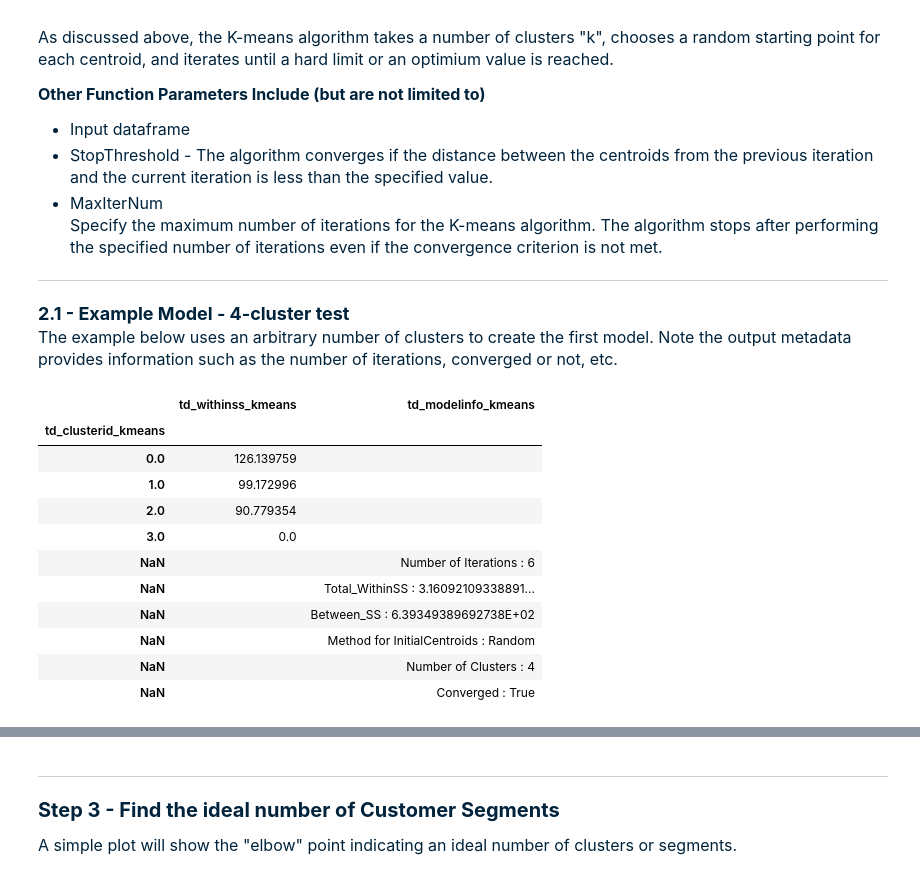
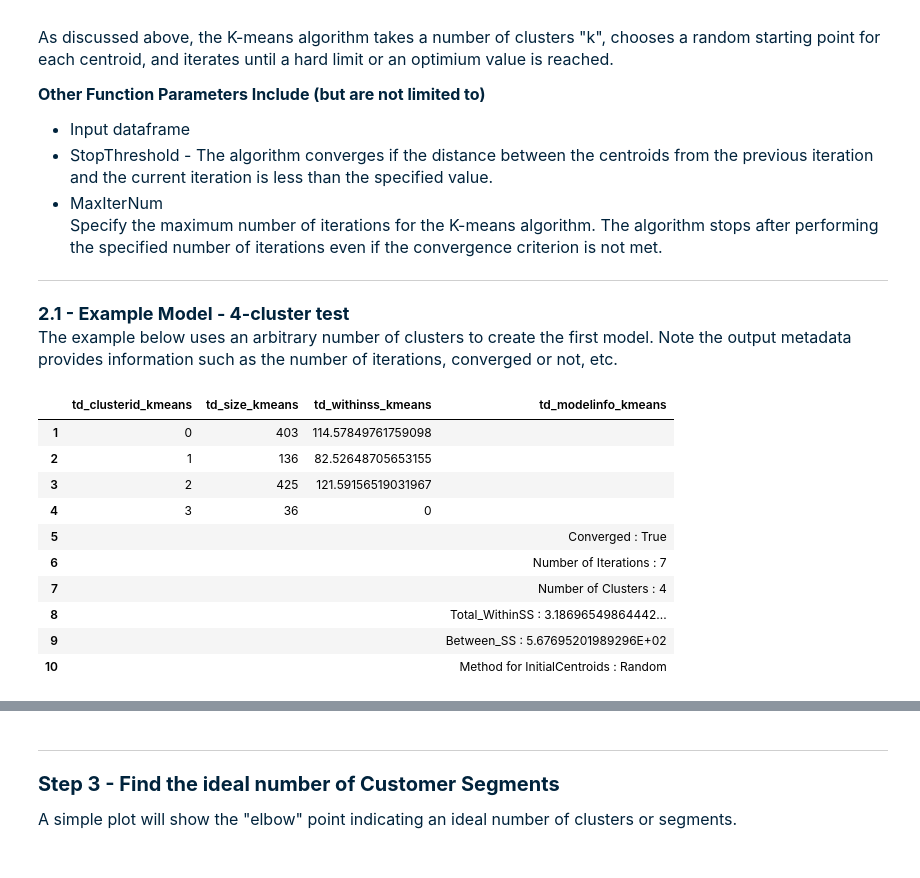
Before and after one commit to Teradata/lake-demos, a Jupyter notebook: UseCases/Vector-Embeddings-Segmentation/Segmentation_With_Vector_Embedding-SQL.ipynb, the cells around one changed output, grey strips where cells are left out. Drawn from its saved outputs; the diff is of its cells as text; code cells hidden in the pictures.

```diff
--- a/UseCases/Vector-Embeddings-Segmentation/Segmentation_With_Vector_Embedding-SQL.ipynb
+++ b/UseCases/Vector-Embeddings-Segmentation/Segmentation_With_Vector_Embedding-SQL.ipynb
@@ -161,26 +131,42 @@ tdf_embeddings.sample(2)
 <hr>
 <b style = 'font-size:18px;font-family:Arial;color:#00233C'>2.1 - Example Model - 4-cluster test</b>
 <p style = 'font-size:16px;font-family:Arial;color:#00233C'>The example below uses an arbitrary number of clusters to create the first model.  Note the output metadata provides information such as the number of iterations, converged or not, etc.</p>
-# %%
-KMeans(data = tdf_embeddings,
-        id_column = 'comment_id',
-        target_columns = dims,
-        num_clusters = 4,
-        iter_max = 100,
-        threshold=0.0295).result.to_pandas()[['td_withinss_kmeans', 'td_modelinfo_kmeans']].fillna('').sort_index()
-# %% [output]
-|  | td_withinss_kmeans | td_modelinfo_kmeans |
-| td_clusterid_kmeans |  |  |
-| 0.0 | 126.139759 |  |
-| 1.0 | 99.172996 |  |
-| 2.0 | 90.779354 |  |
-| 3.0 | 0.0 |  |
-| NaN |  | Number of Iterations : 6 |
-| NaN |  | Total_WithinSS : 3.16092109338891... |
-| NaN |  | Between_SS : 6.39349389692738E+02 |
-| NaN |  | Method for InitialCentroids : Random |
-| NaN |  | Number of Clusters : 4 |
-| NaN |  | Converged : True |
+# %%
+WITH doc_embedding AS (
+    SELECT * FROM TD_WordEmbeddings (
+        ON (SELECT TOP 1000 * FROM demo_ofs.web_comment) AS InputTable
+        ON demo_ofs.glove_6B_50d AS ModelTable DIMENSION
+    USING
+        IDColumn('comment_id')
+        ModelVectorColumns('[1:50]')
+        PrimaryColumn('comment_text')
+        Operation('doc-embedding')
+        ModelTextColumn('doc_id')
+        Accumulate('comment_text', 'customer_id')
+    )AS d
+)
+
+SELECT td_clusterid_kmeans, td_size_kmeans, td_withinss_kmeans, td_modelinfo_kmeans FROM TD_KMeans (
+ON doc_embedding AS InputTable
+USING
+IdColumn('comment_id')
+TargetColumns('[1:50]')
+NumClusters(4)
+StopThreshold(0.0295)
+MaxIterNum(10)
+)AS dt;
+# %% [output]
+|  | td_clusterid_kmeans | td_size_kmeans | td_withinss_kmeans | td_modelinfo_kmeans |
+| 1 | 0 | 403 | 114.57849761759098 |  |
+| 2 | 1 | 136 | 82.52648705653155 |  |
+| 3 | 2 | 425 | 121.59156519031967 |  |
+| 4 | 3 | 36 | 0 |  |
+| 5 |  |  |  | Converged : True |
+| 6 |  |  |  | Number of Iterations : 7 |
+| 7 |  |  |  | Number of Clusters : 4 |
+| 8 |  |  |  | Total_WithinSS : 3.18696549864442... |
+| 9 |  |  |  | Between_SS : 5.67695201989296E+02 |
+| 10 |  |  |  | Method for InitialCentroids : Random |
 # %% [markdown]
 <hr>
 <b style = 'font-size:18px;font-family:Arial;color:#00233C'>2.2 - Finding an Ideal value for K</b>
```
Also changed, not shown: parts of 18 cells of this notebook, 1 other file.
